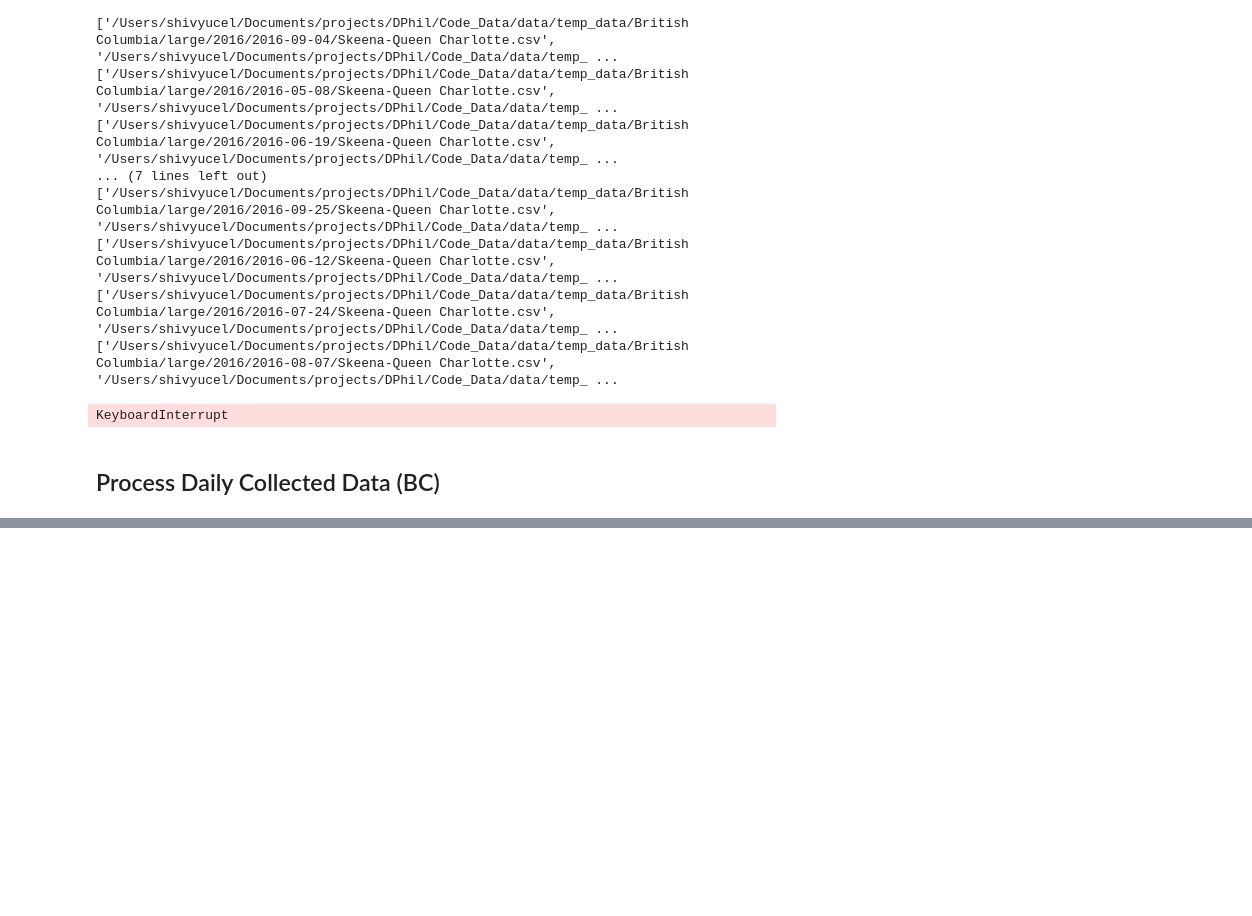
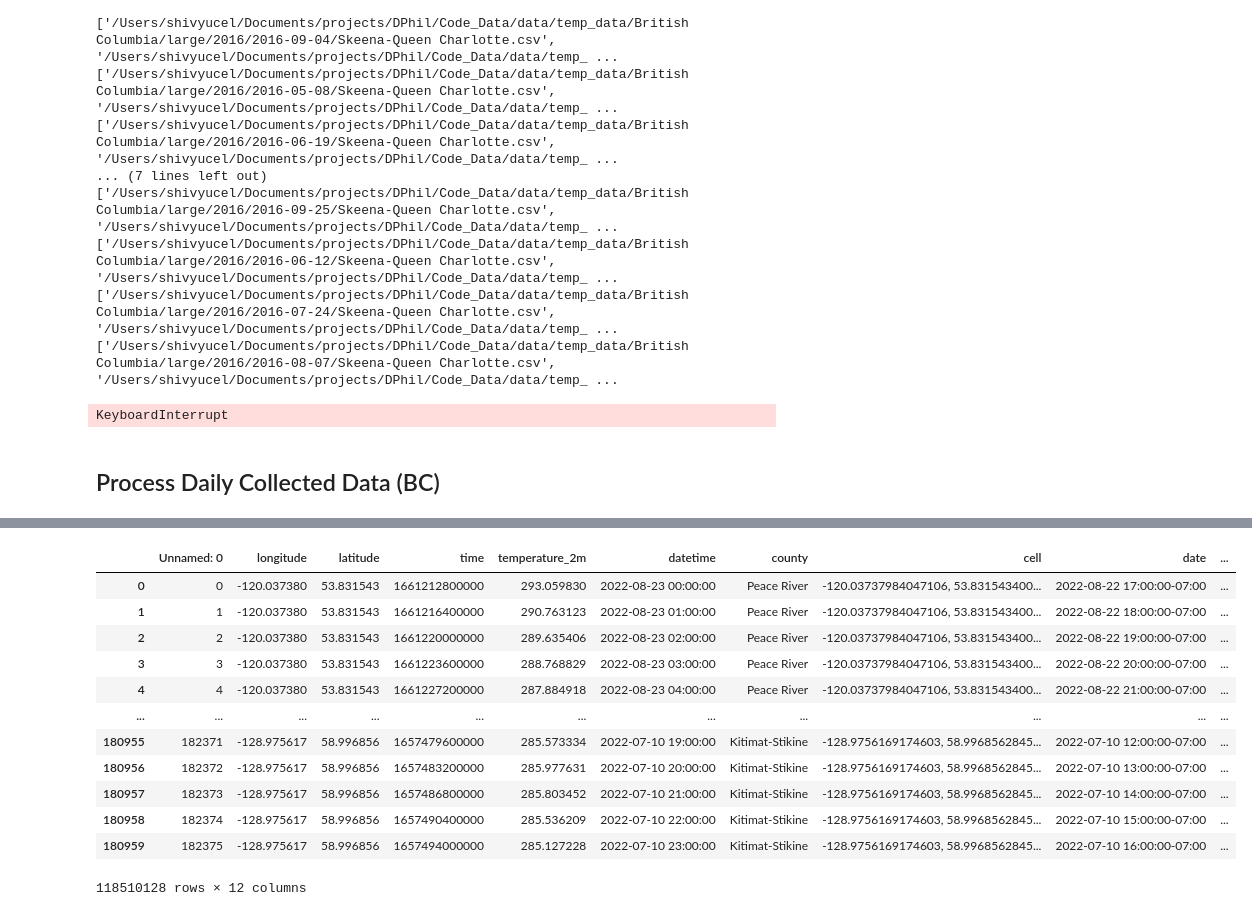
Before and after one commit to shivyucel/heatwaves_pnw_code, a Jupyter notebook: 0.0_preprocess_temp.ipynb, the cells around one changed output, grey strips where cells are left out. Drawn from its saved outputs; the diff is of its cells as text; code cells hidden in the pictures; blank space fills up the shorter version.

```diff
--- a/0.0_preprocess_temp.ipynb
+++ b/0.0_preprocess_temp.ipynb
@@ -20,9 +20,14 @@ from shapely.geometry import Point
 full_daily_max = pd.DataFrame()
 full_df = pd.DataFrame()
 
-for state in ['California', 'Oregon', 'Washington']:
 
-    for year in ['2016', '2017', '2018', '2019', '2020', '2021', '2022']:
+
+for state in ['Oregon', 'Washington']:
+
+
+    for year in ['2016', '2017']:
+
+        data_dic = {}
 
         monthly_folders = glob.glob(f'/Users/shivyucel/Documents/projects/DPhil/Code_Data/data/temp_data/{state}/{year}/*')
 
@@ -34,11 +39,11 @@ for state in ['California', 'Oregon', 'Washington']:
             month_data = dd.read_csv(files)
             month_data = month_data.compute()
 
-            full_df = pd.concat([full_df, month_data])
+            data_dic[folder] = month_data
 
-        temp = full_df.copy()
+        temp = pd.concat(data_dic.values())
 
-        temp['cell'] = str(temp['longitude']) + str(temp['latitude'])
+        temp['cell'] = temp['longitude'].astype(str) + ', ' + temp['latitude'].astype(str)
 
         temp['date'] = pd.to_datetime(temp['datetime']).dt.tz_localize('UTC').dt.tz_convert('America/Los_Angeles')
         temp['day'] = temp['date'].dt.day
@@ -63,8 +68,6 @@ for state in ['California', 'Oregon', 'Washington']:
 
         daily_max.to_csv(f'/Users/shivyucel/Documents/projects/DPhil/Code_Data/data/daily_max/{state}/max_monthly_{year}.csv')
 
-        del full_df
 
-
-        full_df = pd.DataFrame()
+    full_df = pd.DataFrame()
 # %% [output]
@@ -93,6 +99,8 @@ full_daily_max = pd.DataFrame()
 for state in ['California', 'Oregon', 'Washington']:
 
     for year in ['2016', '2017', '2018', '2019', '2020', '2021', '2022']:
+
+        data_dic = {}
 
         weekly_folders = glob.glob(f'/Users/shivyucel/Documents/projects/DPhil/Code_Data/data/temp_data/{state}/large/{year}/*')
 
@@ -104,11 +112,12 @@ for state in ['California', 'Oregon', 'Washington']:
             week_data = dd.read_csv(files)
             week_data = week_data.compute()
 
-            full_df = pd.concat([full_df, week_data])
+            data_dic[folder] = week_data
 
-        temp = full_df.copy()
 
-        temp['cell'] = str(temp['longitude']) + str(temp['latitude'])
+        temp = pd.concat(data_dic.values())
+
+        temp['cell'] = temp['longitude'].astype(str) + ', ' + temp['latitude'].astype(str)
 
         temp['date'] = pd.to_datetime(temp['datetime']).dt.tz_localize('UTC').dt.tz_convert('America/Los_Angeles')
         temp['day'] = temp['date'].dt.day
@@ -232,7 +241,7 @@ full_daily_max = pd.DataFrame()
 data_dic = {}
 for state in ['British Columbia']:
 
-    for year in ['2018', '2019', '2020', '2021', '2022']:
+    for year in ['2016', '2017', '2018', '2019', '2020', '2021', '2022']:
 
         daily_folders = glob.glob(f'/Users/shivyucel/Documents/projects/DPhil/Code_Data/data/temp_data/{state}/final/{year}/*')
 
@@ -254,7 +263,7 @@ for state in ['British Columbia']:
 
         temp = full_df.copy()
 
-        temp['cell'] = str(temp['longitude']) + str(temp['latitude'])
+        temp['cell'] =  temp['longitude'].astype(str) + ', ' + temp['latitude'].astype(str)
 
         temp['date'] = pd.to_datetime(temp['datetime']).dt.tz_localize('UTC').dt.tz_convert('America/Los_Angeles')
         temp['day'] = temp['date'].dt.day
@@ -284,3 +329,19 @@ for state in ['British Columbia']:
+# %%
+temp
+# %% [output]
+|  | Unnamed: 0 | longitude | latitude | time | temperature_2m | datetime | county | cell | date | ... |
+| 0 | 0 | -120.037380 | 53.831543 | 1661212800000 | 293.059830 | 2022-08-23 00:00:00 | Peace River | -120.03737984047106, 53.831543400... | 2022-08-22 17:00:00-07:00 | ... |
+| 1 | 1 | -120.037380 | 53.831543 | 1661216400000 | 290.763123 | 2022-08-23 01:00:00 | Peace River | -120.03737984047106, 53.831543400... | 2022-08-22 18:00:00-07:00 | ... |
+| 2 | 2 | -120.037380 | 53.831543 | 1661220000000 | 289.635406 | 2022-08-23 02:00:00 | Peace River | -120.03737984047106, 53.831543400... | 2022-08-22 19:00:00-07:00 | ... |
+| 3 | 3 | -120.037380 | 53.831543 | 1661223600000 | 288.768829 | 2022-08-23 03:00:00 | Peace River | -120.03737984047106, 53.831543400... | 2022-08-22 20:00:00-07:00 | ... |
+| 4 | 4 | -120.037380 | 53.831543 | 1661227200000 | 287.884918 | 2022-08-23 04:00:00 | Peace River | -120.03737984047106, 53.831543400... | 2022-08-22 21:00:00-07:00 | ... |
+| ... | ... | ... | ... | ... | ... | ... | ... | ... | ... | ... |
+| 180955 | 182371 | -128.975617 | 58.996856 | 1657479600000 | 285.573334 | 2022-07-10 19:00:00 | Kitimat-Stikine | -128.9756169174603, 58.9968562845... | 2022-07-10 12:00:00-07:00 | ... |
+| 180956 | 182372 | -128.975617 | 58.996856 | 1657483200000 | 285.977631 | 2022-07-10 20:00:00 | Kitimat-Stikine | -128.9756169174603, 58.9968562845... | 2022-07-10 13:00:00-07:00 | ... |
+| 180957 | 182373 | -128.975617 | 58.996856 | 1657486800000 | 285.803452 | 2022-07-10 21:00:00 | Kitimat-Stikine | -128.9756169174603, 58.9968562845... | 2022-07-10 14:00:00-07:00 | ... |
+| 180958 | 182374 | -128.975617 | 58.996856 | 1657490400000 | 285.536209 | 2022-07-10 22:00:00 | Kitimat-Stikine | -128.9756169174603, 58.9968562845... | 2022-07-10 15:00:00-07:00 | ... |
+| 180959 | 182375 | -128.975617 | 58.996856 | 1657494000000 | 285.127228 | 2022-07-10 23:00:00 | Kitimat-Stikine | -128.9756169174603, 58.9968562845... | 2022-07-10 16:00:00-07:00 | ... |
+118510128 rows × 12 columns
 # %%
 daily_max_dic = {}
 
```
Also changed, not shown: parts of 4 cells of this notebook, 12 other files.
